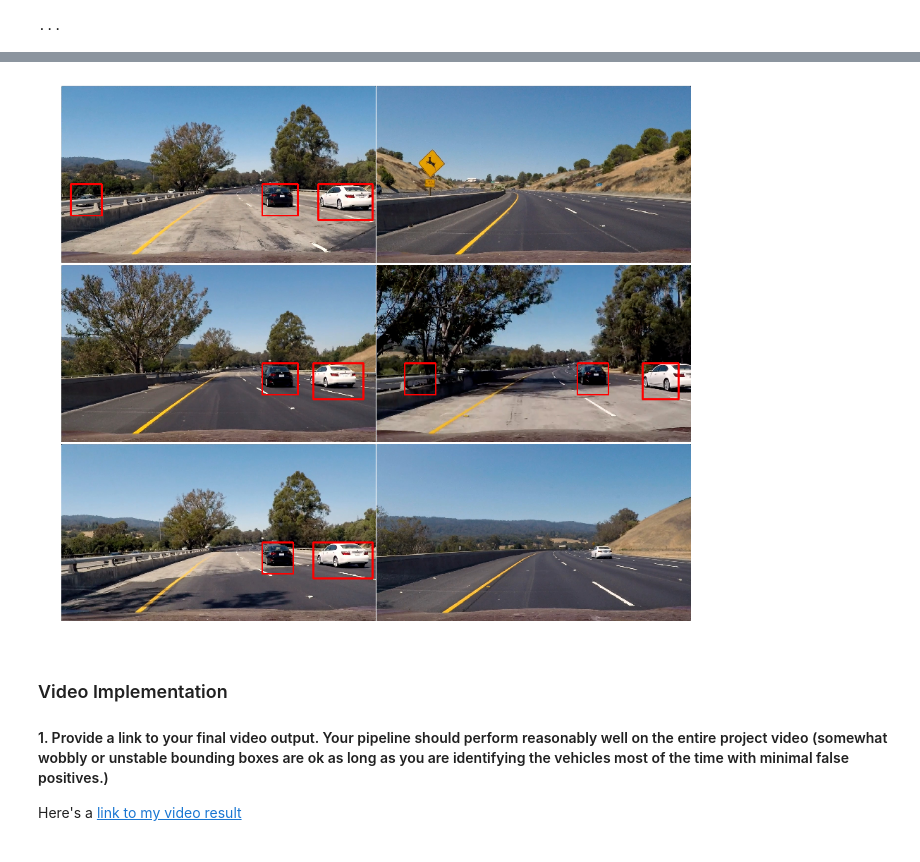
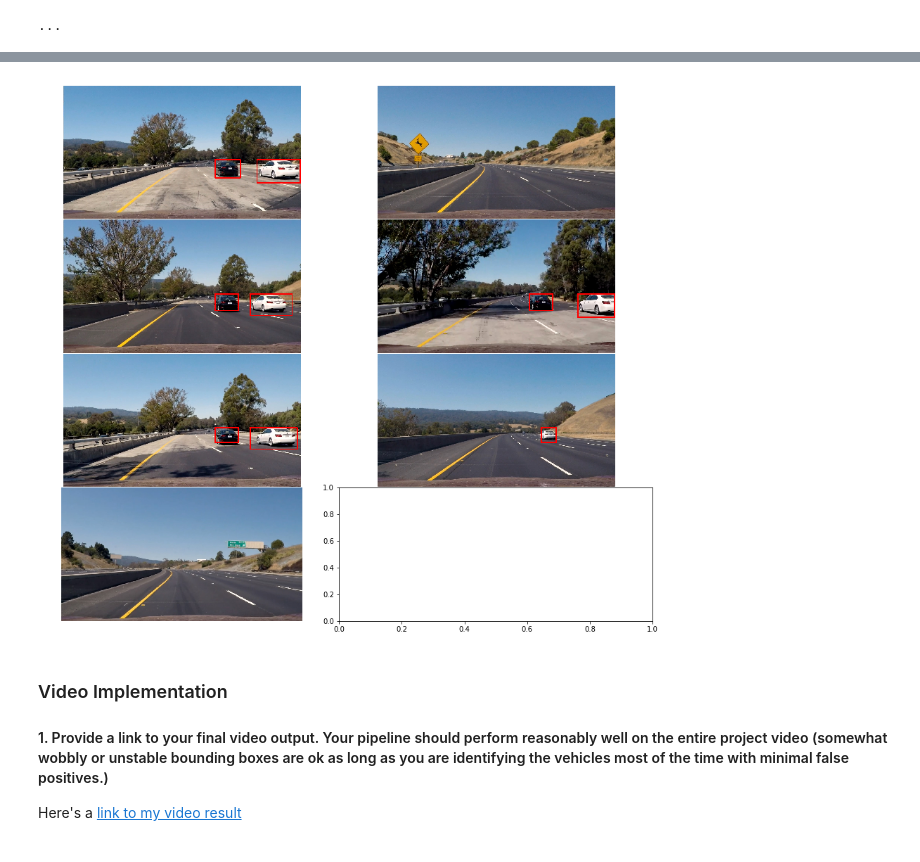
Before and after one commit to ashu2012/Vehicle-Detection, a Jupyter notebook: Vehicle Detection.ipynb, the cells around one changed output, grey strips where cells are left out. Saved outputs shown, nothing was run; the diff lists cells and outputs as text; code cells hidden in the pictures.

```diff
--- a/Vehicle Detection.ipynb
+++ b/Vehicle Detection.ipynb
@@ -444,3 +450,11 @@ show_img(window_img)
 To increase performance we need to analize the smallest possible number of windows. That is why, we will scan with a search window not across the whole image, but only areas where a new car can appear and also we are going to scan areas where a car was detected (track cars).
 ### Detect new cars
 On every frame we look for new passing cars (red areas on sides) cars and new far cars (blue area).
+# %%
+def apply_threshold(heatmap, threshold):
+    # Zero out pixels below the threshold
+    heatmap[heatmap <= threshold] = 0
+    # Return thresholded map
+    return heatmap
+
+print('...')
@@ -465,6 +481,7 @@ print('...')
 # Test out the heatmap
 heatmap_img = np.zeros_like(test_img[:,:,0])
 heatmap_img = add_heat(heatmap_img, hot_windows)
+heatmap_img = apply_threshold(heatmap_img, 4)
 plt.figure(figsize=(10,10))
 plt.imshow(heatmap_img, cmap='hot')
 
@@ -513,15 +530,20 @@ show_img(draw_img)
 # %% [markdown]
 ### Put it All Together
+# %%
+#global history of bounding boxes
+#generate bounding box only if it was there in last n images
+global prevRects
+prevRects= []
 # %%
-def process_frame(img, readImage=False, Convert= False):
+def process_frame(img, readImage=False, Convert= False, historyBoxes=True):
 
     if readImage :
         image = cv2.imread(img)
     else:
          image =img
     draw_image = np.copy(image)
-    windows = slide_window(image, x_start_stop=[None, None], y_start_stop=[400, 640],
-                    xy_window=(128, 128), xy_overlap=(0.85, 0.85))
+    windows = slide_window(image, x_start_stop=[800, None], y_start_stop=[400, 640],
+                    xy_window=(64, 64), xy_overlap=(0.85, 0.85))
     hot_windows = []
     hot_windows += (search_windows(image, windows, svc, X_scaler, color_space=color_space,
                         spatial_size=spatial_size, hist_bins=hist_bins,
@@ -530,7 +552,24 @@ def process_frame(img, readImage=False, Convert= False):
                         hog_channel=hog_channel, spatial_feat=spatial_feat,
                         hist_feat=hist_feat, hog_feat=hog_feat))
     heatmap_img = np.zeros_like(image[:,:,0])
-    heatmap_img = add_heat(heatmap_img, hot_windows)
+    #heatmap_img = add_heat(heatmap_img, hot_windows)
+
+    global prevRects
+
+    if not historyBoxes:
+        prevRects=[]
+
+    prevRects.append(hot_windows)
+    if len(prevRects) > 10:
+            # throw out oldest rectangle set(s)
+            prevRects = prevRects[len(prevRects)-15:]
+
+    for rect_set in prevRects:
+        heatmap_img = add_heat(heatmap_img, rect_set)
+
+    if historyBoxes:
+        heatmap_img = apply_threshold(heatmap_img, 20)
+
     labels = label(heatmap_img)
     draw_img, rect = draw_labeled_bboxes(np.copy(image), labels)
     if Convert:
@@ -543,11 +582,11 @@ print('...')
 # %%
 test_images = glob.glob('./test_images/test*.jpg')
 
-fig, axs = plt.subplots(3, 2, figsize=(16,14))
+fig, axs = plt.subplots(4, 2, figsize=(16,14))
 fig.subplots_adjust(hspace = .004, wspace=.002)
 axs = axs.ravel()
 
 for i, im in enumerate(test_images):
-    axs[i].imshow(process_frame(im, True, True))
+    axs[i].imshow(process_frame(im, True, True, False))
     axs[i].axis('off')
 # %% [output]
@@ -556,4 +593,4 @@ WARNING:py.warnings:/home/ashutosh/anaconda3/envs/aind-dog/lib/python3.6/site-pa
-[figure, old version]
+[figure, new version]
 # %% [markdown]
 
 
```
Also changed, not shown: parts of 11 cells of this notebook.
